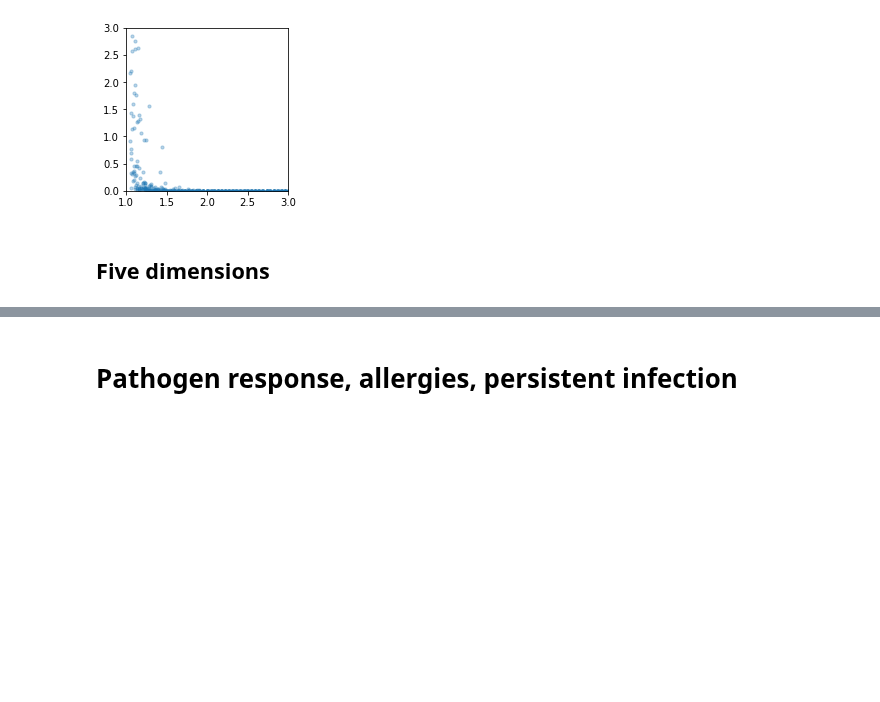
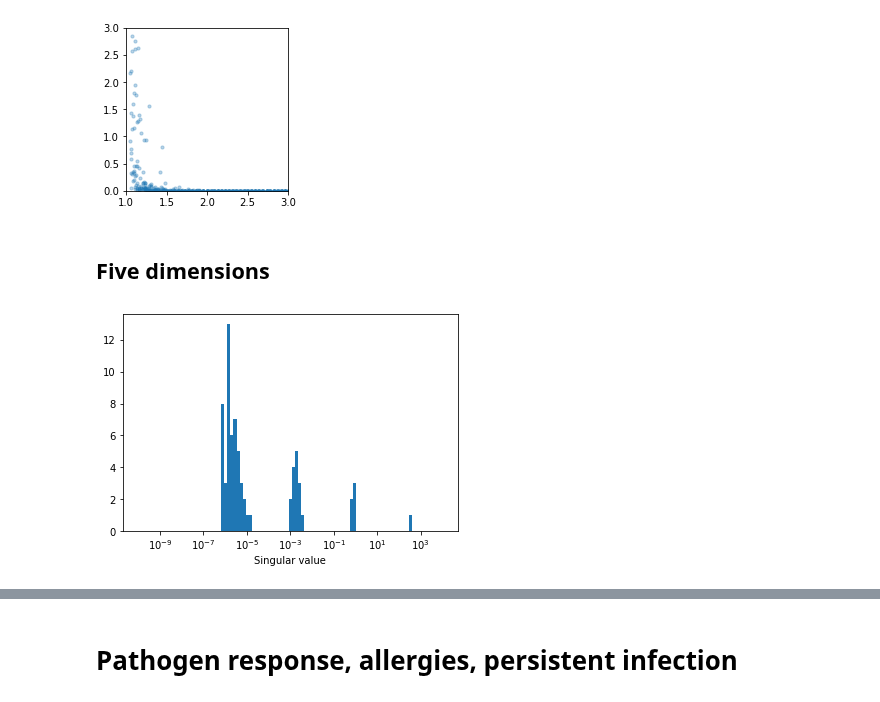
Before and after one commit to Ninjaneer32/immune-svm, a Jupyter notebook: scripts/ImmuneOptimization.ipynb, the cells around one changed output, grey strips where cells are left out. Saved outputs shown, nothing was run; the diff lists cells and outputs as text; code cells hidden in the pictures; blank space fills up the shorter version.

```diff
--- a/scripts/ImmuneOptimization.ipynb
+++ b/scripts/ImmuneOptimization.ipynb
@@ -468,6 +448,17 @@ plt.show()
 [figure]
 # %% [markdown]
 ## Five dimensions
+# %%
+with open('../data/spectra.dat','rb') as f:
+    spectrum = pickle.load(f)
+
+k=-10 #index of the run to examine
+plt.hist(np.sqrt(np.real(spectrum[k])),bins=np.logspace(-10,4,100))
+plt.gca().set_xscale('log')
+plt.gca().set_xlabel('Singular value')
+plt.show()
+# %% [output]
+[figure, added]
 # %%
 fig,ax=plt.subplots(figsize=(3.5,3.5))
 #fig.subplots_adjust(left=0.25)
```
Also changed, not shown: parts of 5 cells of this notebook, 2 other files.
